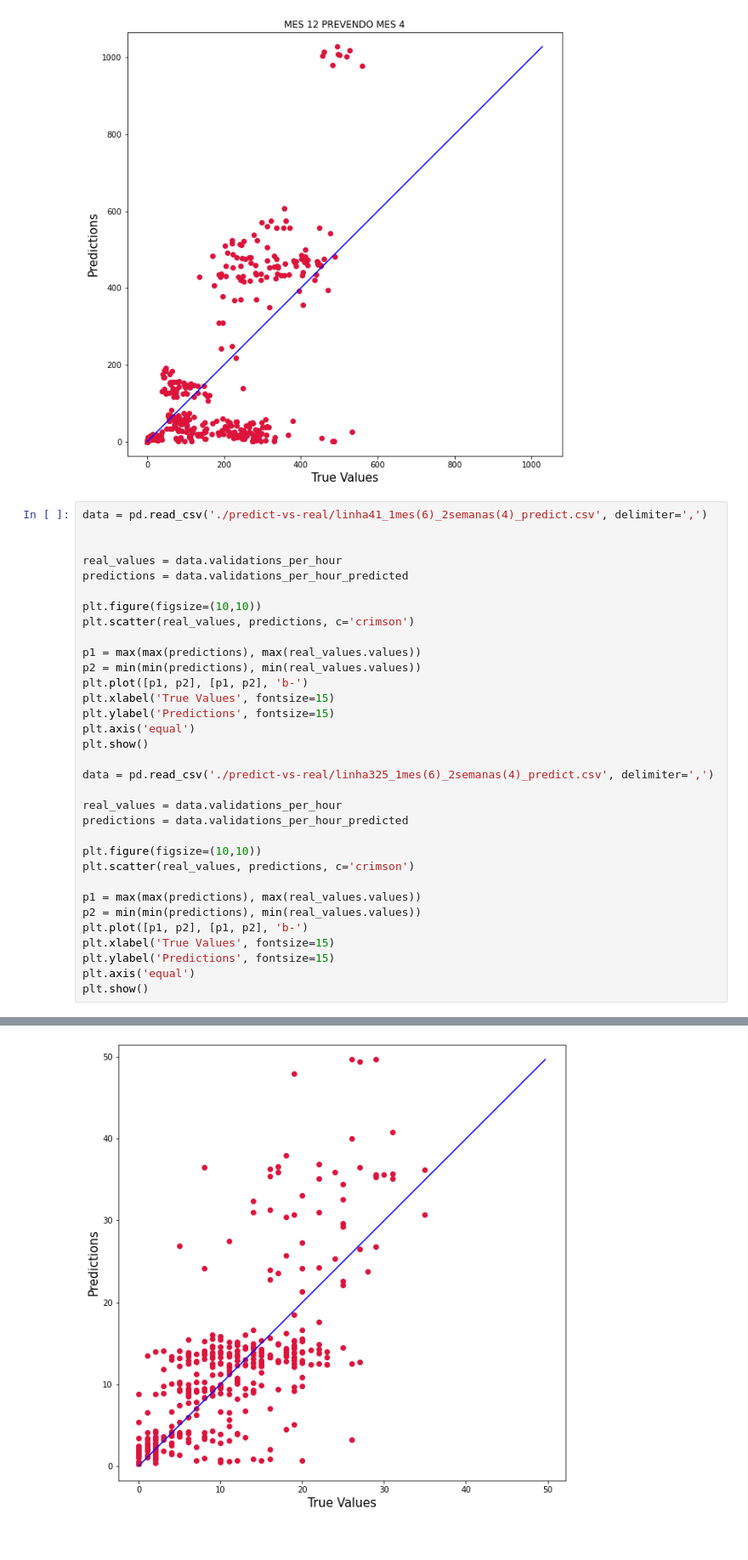
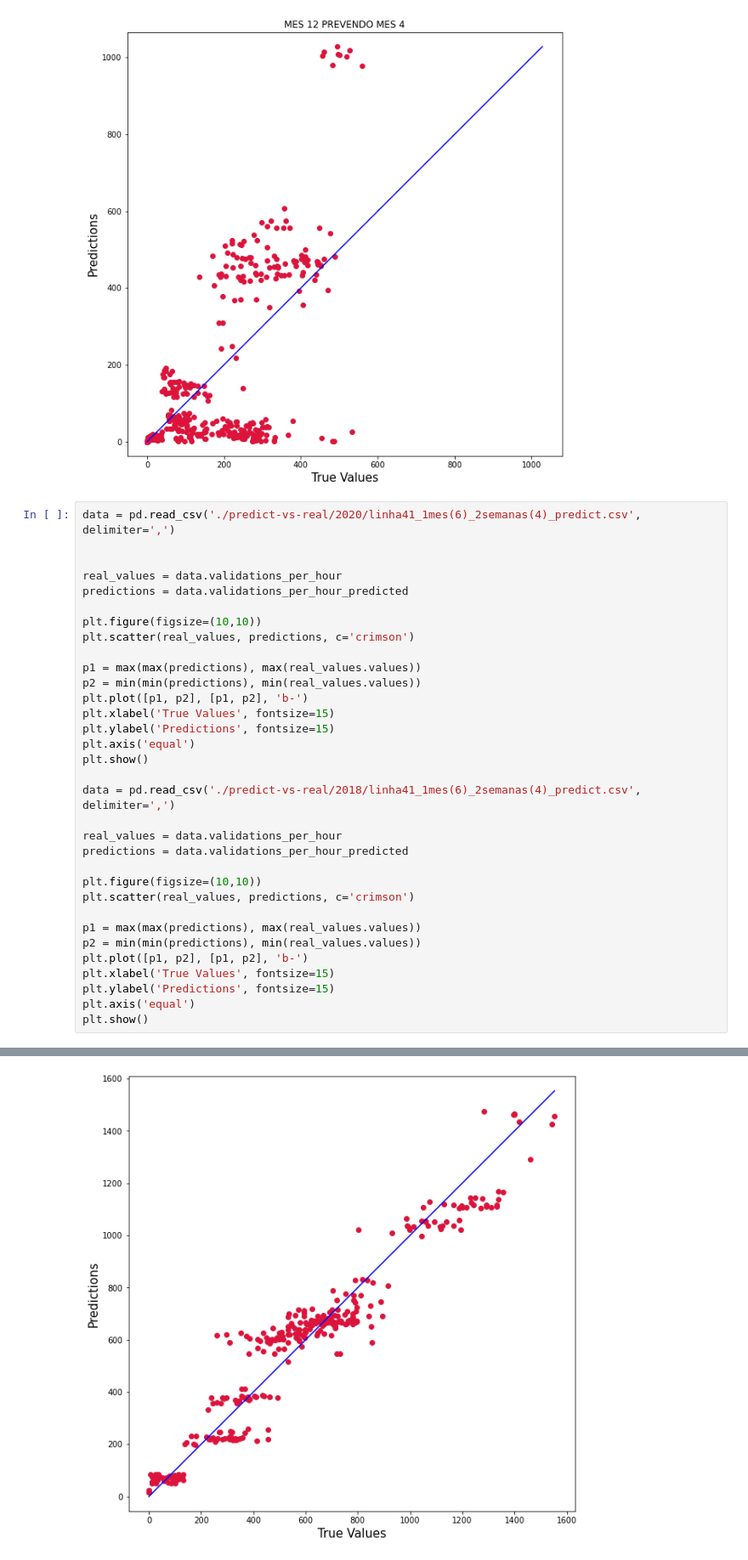
Before and after one commit to medeirosvictor/ds-mobilidade-urbana-fortaleza, a Jupyter notebook: Resultados.ipynb, the cells around one changed output, grey strips where cells are left out. Shown at 85% size. Drawn from its saved outputs; the diff is of its cells as text.

```diff
--- a/Resultados.ipynb
+++ b/Resultados.ipynb
@@ -41,41 +41,41 @@ for i in range(3, 13):
 [figure]
 [figure]
 # %%
-data = pd.read_csv('./predict-vs-real/linha41_1mes(6)_2semanas(4)_predict.csv', delimiter=',')
+data = pd.read_csv('./predict-vs-real/2020/linha41_1mes(6)_2semanas(4)_predict.csv', delimiter=',')
 
 
 real_values = data.validations_per_hour
 predictions = data.validations_per_hour_predicted
 
 plt.figure(figsize=(10,10))
 plt.scatter(real_values, predictions, c='crimson')
 
 p1 = max(max(predictions), max(real_values.values))
 p2 = min(min(predictions), min(real_values.values))
 plt.plot([p1, p2], [p1, p2], 'b-')
 plt.xlabel('True Values', fontsize=15)
 plt.ylabel('Predictions', fontsize=15)
 plt.axis('equal')
 plt.show()
 
-data = pd.read_csv('./predict-vs-real/linha325_1mes(6)_2semanas(4)_predict.csv', delimiter=',')
+data = pd.read_csv('./predict-vs-real/2018/linha41_1mes(6)_2semanas(4)_predict.csv', delimiter=',')
 
 real_values = data.validations_per_hour
 predictions = data.validations_per_hour_predicted
 
 plt.figure(figsize=(10,10))
 plt.scatter(real_values, predictions, c='crimson')
 
 p1 = max(max(predictions), max(real_values.values))
 p2 = min(min(predictions), min(real_values.values))
 plt.plot([p1, p2], [p1, p2], 'b-')
 plt.xlabel('True Values', fontsize=15)
 plt.ylabel('Predictions', fontsize=15)
 plt.axis('equal')
 plt.show()
 # %% [output]
 [figure]
-[figure, old version]
+[figure, new version]
 # %%
 plt.figure(figsize=(30, 10))
 plt.plot(range(len(real_values)), real_values, color='blue')
```
Also changed, not shown: parts of 2 cells of this notebook, 14 other files.
